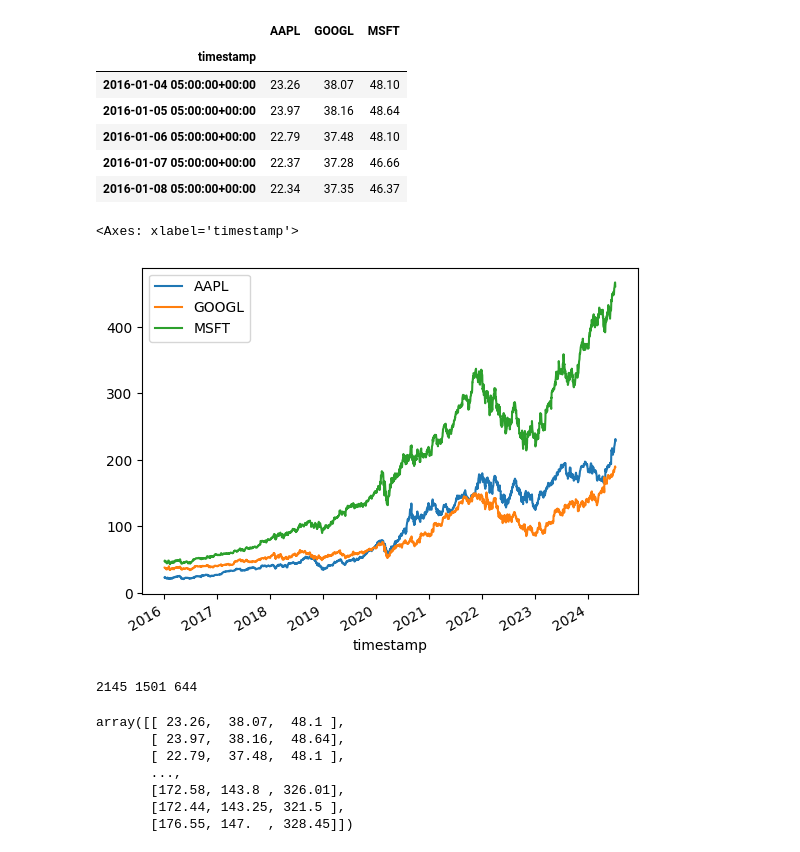
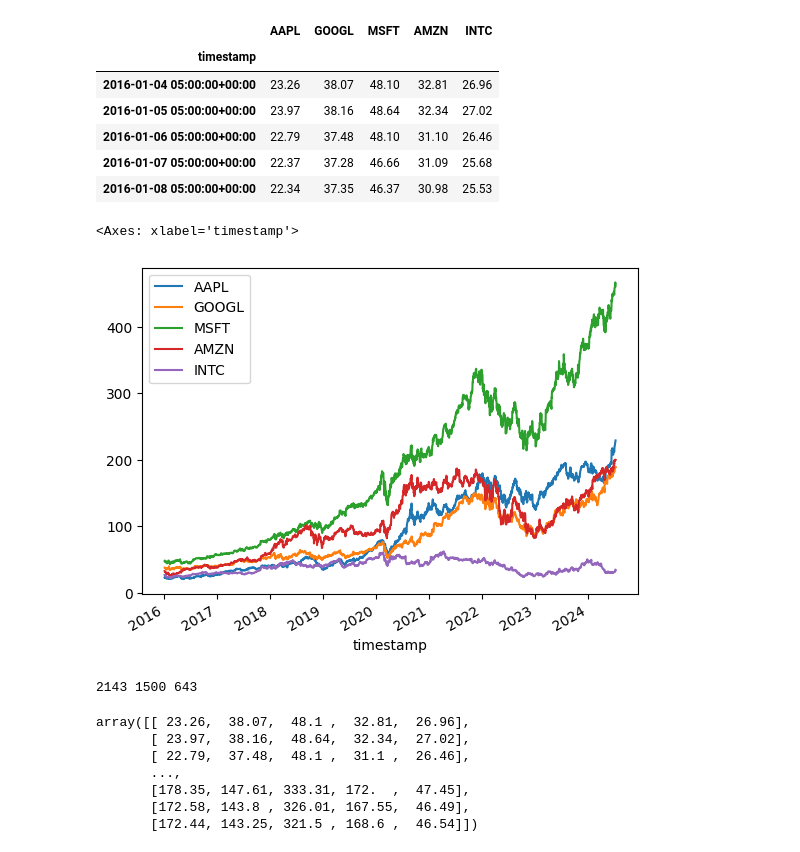
Before and after one commit to AxelGard/cira-examples, a Jupyter notebook: policy_network.ipynb, the cells around one changed output. Drawn from its saved outputs; the diff is of its cells as text; code cells hidden in the pictures.

```diff
--- a/policy_network.ipynb
+++ b/policy_network.ipynb
@@ -3,50 +3,50 @@ import cira
 import pandas as pd
 import numpy as np
 import matplotlib.pyplot as plt
 from datetime import datetime
 from os.path import exists
 
 cira.auth.KEY_FILE = "../alpc_key.json"
 assert cira.auth.check_keys()
 
 #symbols = ["ETH/USD", "DOGE/USD", "BTC/USD"]
-symbols = ["AAPL", "GOOGL", "MSFT"]
+symbols = ["AAPL", "GOOGL", "MSFT", "AMZN", "INTC"]
 prices = pd.DataFrame()
 for sym in symbols:
     SYMBOL = sym
     SYM_HIST_FILE = f'./{sym.replace("/", "_")}.csv'
 
     stk = cira.Stock(sym)
 
     if not exists(SYM_HIST_FILE): # chacheing historical data
         start = datetime(2021, 1, 1).date()
         end = datetime.now().date()
         stk.save_historical_data(SYM_HIST_FILE, start, end)
 
     data = stk.load_historical_data(SYM_HIST_FILE)
     prices[sym.split("/")[0]] = data["open"]
 
 #prices["USD"] = 1.0
 #annual_inflation_rate = 0.033  # 3.3%
+## Convert the annual inflation rate to a daily inflation rate
+#daily_inflation_rate = np.power(1 + annual_inflation_rate, 1/365) - 1
+#prices['USD'] = prices['USD'] * (1 - daily_inflation_rate) ** np.arange(len(prices))
 
-# Convert the annual inflation rate to a daily inflation rate
-#daily_inflation_rate = np.power(1 + annual_inflation_rate, 1/365) - 1
-
-#prices['USD'] = prices['USD'] * (1 - daily_inflation_rate) ** np.arange(len(prices))
+prices.dropna(inplace=True)
 prices.head()
 # %% [output]
-|  | AAPL | GOOGL | MSFT |
-| timestamp |  |  |  |
-| 2016-01-04 05:00:00+00:00 | 23.26 | 38.07 | 48.10 |
-| 2016-01-05 05:00:00+00:00 | 23.97 | 38.16 | 48.64 |
-| 2016-01-06 05:00:00+00:00 | 22.79 | 37.48 | 48.10 |
-| 2016-01-07 05:00:00+00:00 | 22.37 | 37.28 | 46.66 |
-| 2016-01-08 05:00:00+00:00 | 22.34 | 37.35 | 46.37 |
+|  | AAPL | GOOGL | MSFT | AMZN | INTC |
+| timestamp |  |  |  |  |  |
+| 2016-01-04 05:00:00+00:00 | 23.26 | 38.07 | 48.10 | 32.81 | 26.96 |
+| 2016-01-05 05:00:00+00:00 | 23.97 | 38.16 | 48.64 | 32.34 | 27.02 |
+| 2016-01-06 05:00:00+00:00 | 22.79 | 37.48 | 48.10 | 31.10 | 26.46 |
+| 2016-01-07 05:00:00+00:00 | 22.37 | 37.28 | 46.66 | 31.09 | 25.68 |
+| 2016-01-08 05:00:00+00:00 | 22.34 | 37.35 | 46.37 | 30.98 | 25.53 |
 # %%
 prices.plot()
 # %% [output]
 <Axes: xlabel='timestamp'>
-[figure, old version]
+[figure, new version]
 # %%
 split_prc = 0.7
 train_data = prices.iloc[:int(len(prices)*split_prc)]
@@ -54,7 +54,7 @@ test_data =  prices.iloc[int(len(prices)*split_prc):]
 print(len(prices), len(train_data), len(test_data))
 assert len(prices) == len(train_data) + len(test_data)
 # %% [output]
-2145 1501 644
+2143 1500 643
 # %%
 import torch
 import torch.nn as nn
@@ -98,16 +97,16 @@ class Agent:
         self.optimizer.step()
 # %%
 
-agent = Agent(0.7)
+agent = Agent(0.7, len(prices.columns))
 train_data.values
 # %% [output]
-array([[ 23.26,  38.07,  48.1 ],
-       [ 23.97,  38.16,  48.64],
-       [ 22.79,  37.48,  48.1 ],
+array([[ 23.26,  38.07,  48.1 ,  32.81,  26.96],
+       [ 23.97,  38.16,  48.64,  32.34,  27.02],
+       [ 22.79,  37.48,  48.1 ,  31.1 ,  26.46],
        ...,
-       [172.58, 143.8 , 326.01],
-       [172.44, 143.25, 321.5 ],
-       [176.55, 147.  , 328.45]])
+       [178.35, 147.61, 333.31, 172.  ,  47.45],
+       [172.58, 143.8 , 326.01, 167.55,  46.49],
+       [172.44, 143.25, 321.5 , 168.6 ,  46.54]])
 # %%
 actions = []
 for t in range(len(train_data)-1):
```
Also changed, not shown: parts of 5 cells of this notebook.
